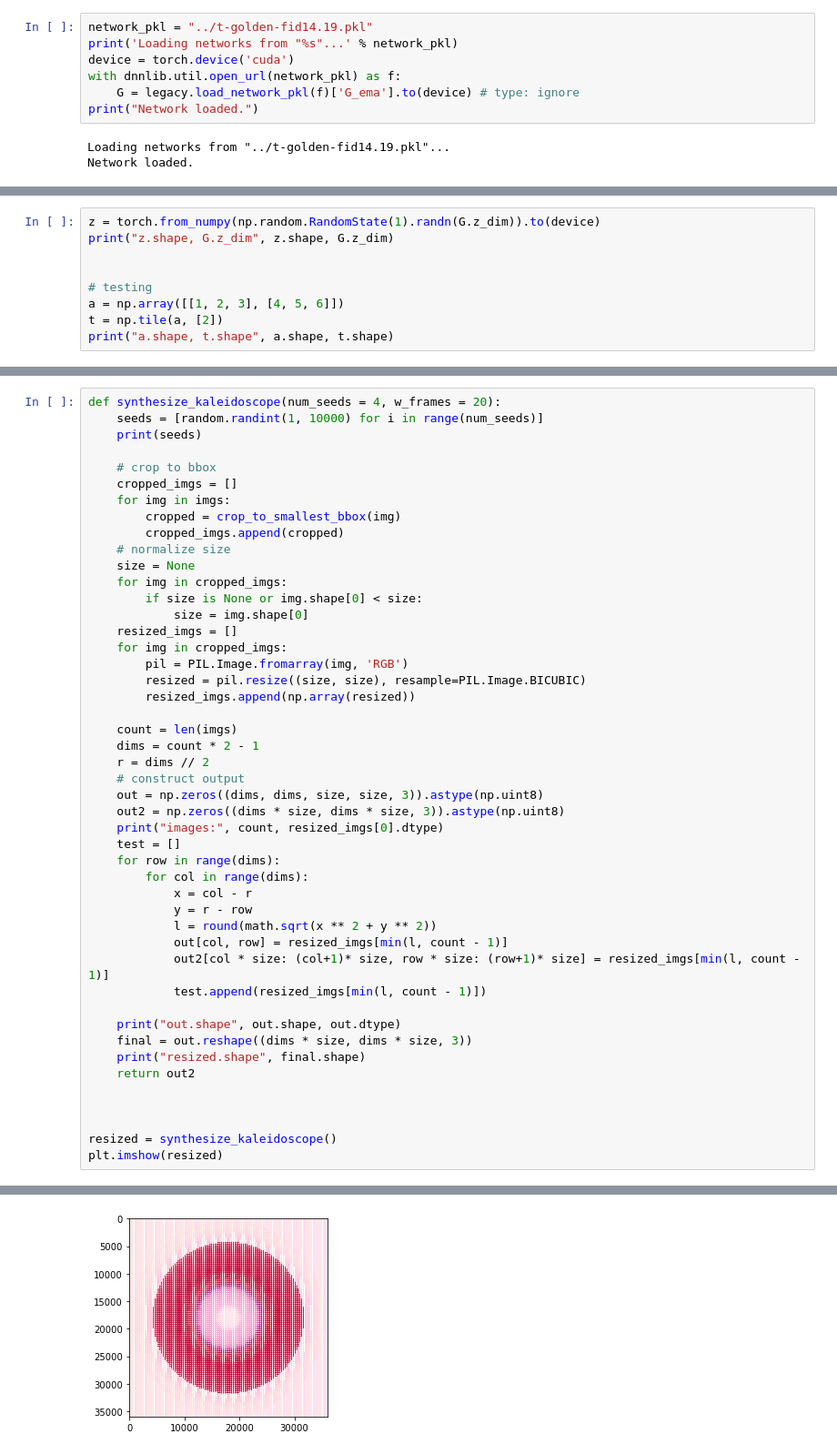
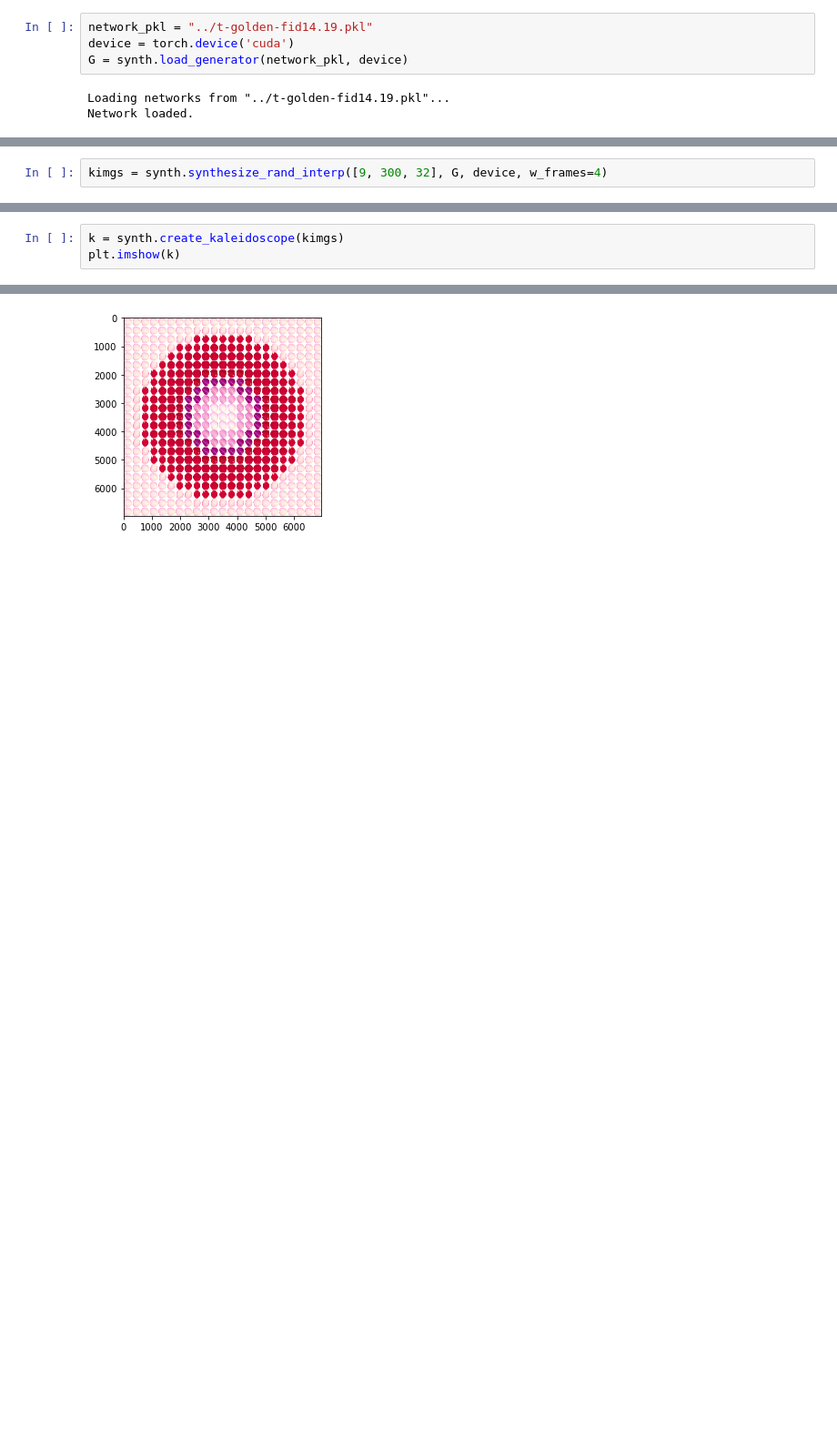
Before and after one commit to CaptainStiggz/stylegan3, a Jupyter notebook: synthesis.ipynb, the cells around one changed output, grey strips where cells are left out. Shown at 91% size. Saved outputs shown, nothing was run; the diff lists cells and outputs as text; blank space fills up the shorter version.

```diff
--- a/synthesis.ipynb
+++ b/synthesis.ipynb
@@ -20,10 +18,7 @@ The autoreload extension is already loaded. To reload it, use:
 # %%
 network_pkl = "../t-golden-fid14.19.pkl"
-print('Loading networks from "%s"...' % network_pkl)
 device = torch.device('cuda')
-with dnnlib.util.open_url(network_pkl) as f:
-    G = legacy.load_network_pkl(f)['G_ema'].to(device) # type: ignore
-print("Network loaded.")
+G = synth.load_generator(network_pkl, device)
 # %% [output]
 Loading networks from "../t-golden-fid14.19.pkl"...
 Network loaded.
@@ -129,10 +34,3 @@ def crop_to_smallest_bbox(img):
 # %%
-z = torch.from_numpy(np.random.RandomState(1).randn(G.z_dim)).to(device)
-print("z.shape, G.z_dim", z.shape, G.z_dim)
-
-
-# testing
-a = np.array([[1, 2, 3], [4, 5, 6]])
-t = np.tile(a, [2])
-print("a.shape, t.shape", a.shape, t.shape)
+kimgs = synth.synthesize_rand_interp([9, 300, 32], G, device, w_frames=4)
 # %% [output]
@@ -208,48 +42,4 @@ images 60
 # %%
-def synthesize_kaleidoscope(num_seeds = 4, w_frames = 20):
-    seeds = [random.randint(1, 10000) for i in range(num_seeds)]
-    print(seeds)
-
-    # crop to bbox
-    cropped_imgs = []
-    for img in imgs:
-        cropped = crop_to_smallest_bbox(img)
-        cropped_imgs.append(cropped)
-    # normalize size
-    size = None
-    for img in cropped_imgs:
-        if size is None or img.shape[0] < size:
-            size = img.shape[0]
-    resized_imgs = []
-    for img in cropped_imgs:
-        pil = PIL.Image.fromarray(img, 'RGB')
-        resized = pil.resize((size, size), resample=PIL.Image.BICUBIC)
-        resized_imgs.append(np.array(resized))
-
-    count = len(imgs)
-    dims = count * 2 - 1
-    r = dims // 2
-    # construct output
-    out = np.zeros((dims, dims, size, size, 3)).astype(np.uint8)
-    out2 = np.zeros((dims * size, dims * size, 3)).astype(np.uint8)
-    print("images:", count, resized_imgs[0].dtype)
-    test = []
-    for row in range(dims):
-        for col in range(dims):
-            x = col - r
-            y = r - row
-            l = round(math.sqrt(x ** 2 + y ** 2))
-            out[col, row] = resized_imgs[min(l, count - 1)]
-            out2[col * size: (col+1)* size, row * size: (row+1)* size] = resized_imgs[min(l, count - 1)]
-            test.append(resized_imgs[min(l, count - 1)])
-
-    print("out.shape", out.shape, out.dtype)
-    final = out.reshape((dims * size, dims * size, 3))
-    print("resized.shape", final.shape)
-    return out2
-
-
-
-resized = synthesize_kaleidoscope()
-plt.imshow(resized)
+k = synth.create_kaleidoscope(kimgs)
+plt.imshow(k)
 # %% [output]
@@ -260,2 +47,2 @@ resized.shape (35938, 35938, 3)
 <matplotlib.image.AxesImage at 0x...>
-[figure, old version]
+[figure, new version]
```
Also changed, not shown: parts of 7 cells of this notebook.
